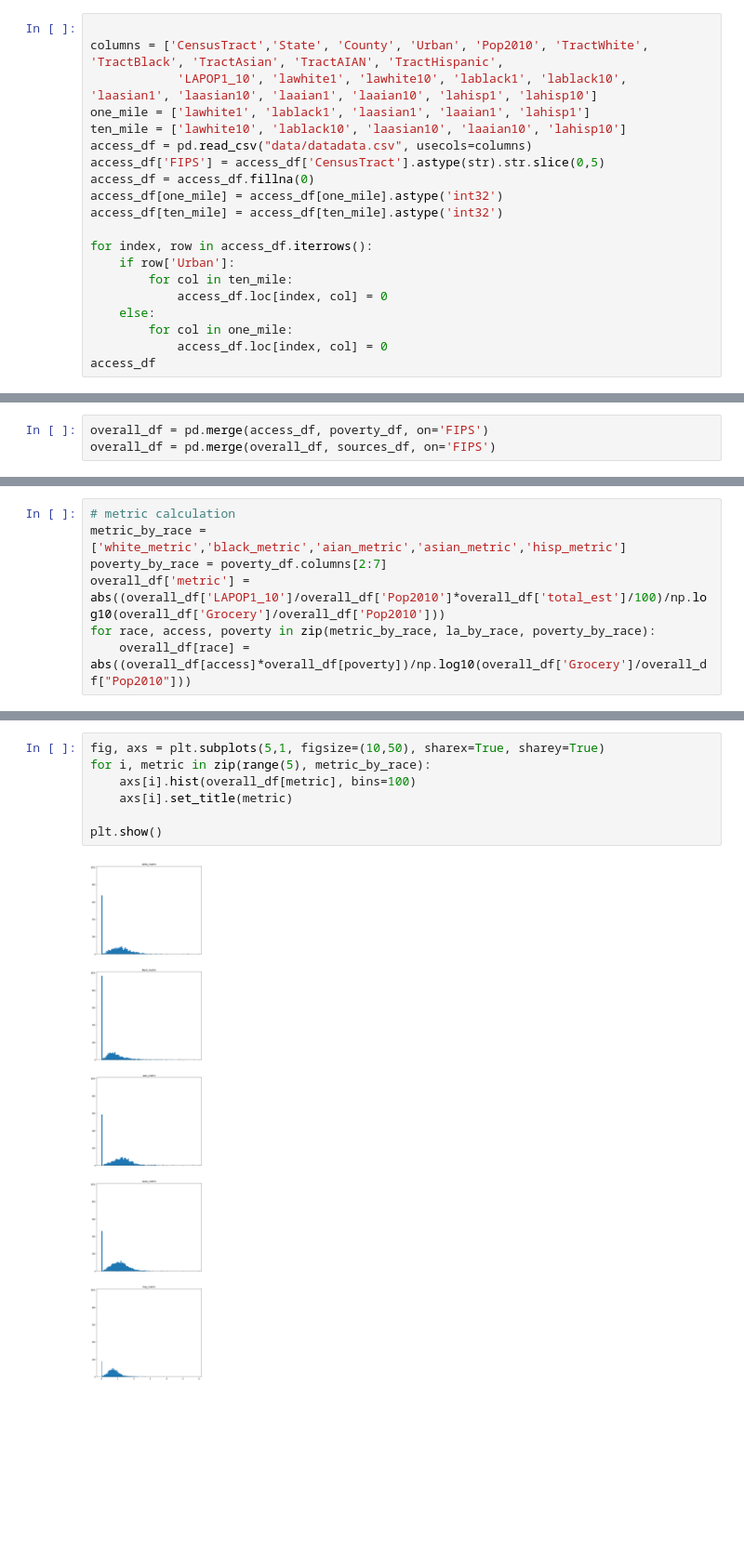
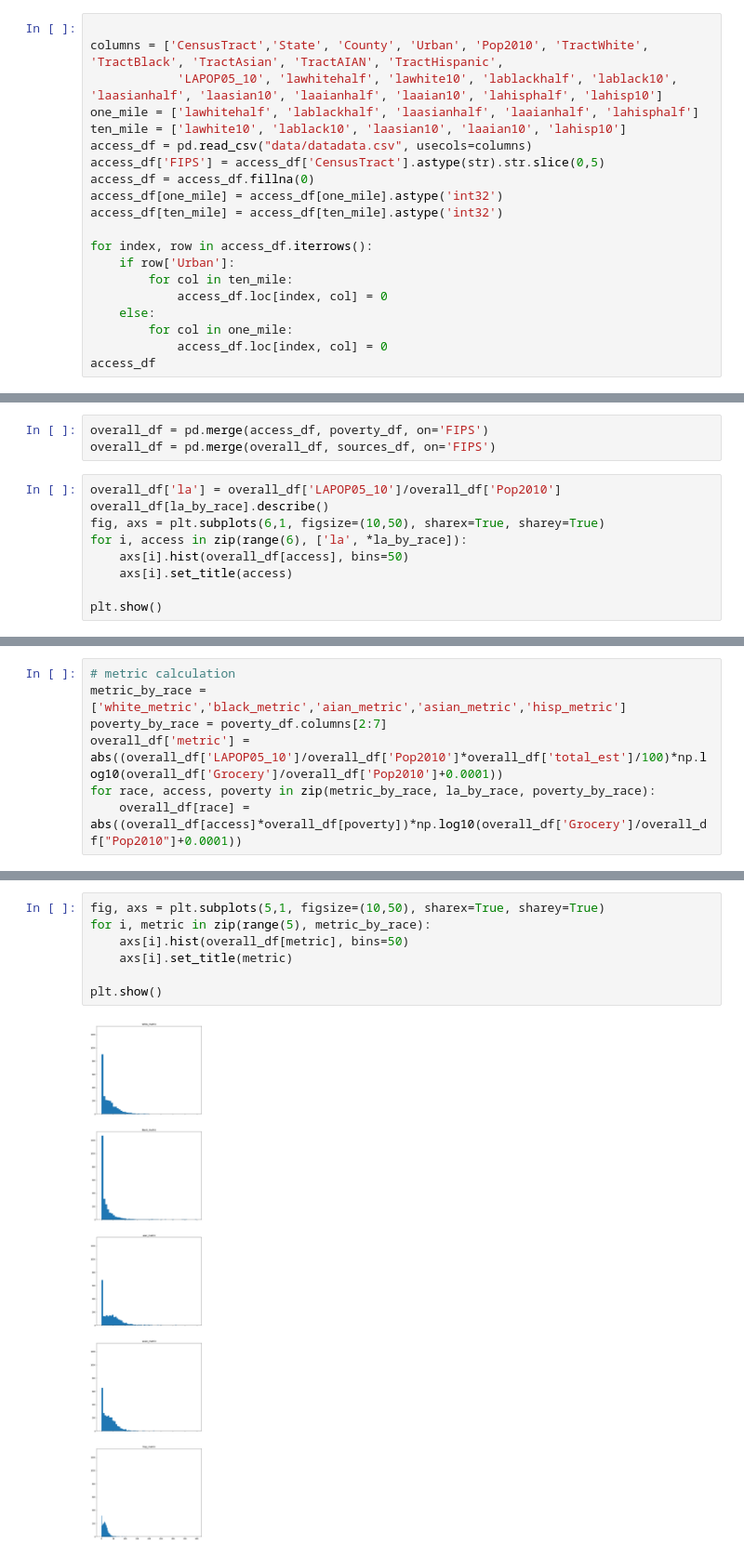
Before and after one commit to nick-knudsen/pocs-project, a Jupyter notebook: national_food_sources.ipynb, the cells around one changed output, grey strips where cells are left out. Shown at 93% size. Drawn from its saved outputs; the diff is of its cells as text; blank space fills up the shorter version.

Commit message:
modifying metric to use half mile values

```diff
--- a/national_food_sources.ipynb
+++ b/national_food_sources.ipynb
@@ -217,8 +217,8 @@ poverty_df
 # %%
 
 columns = ['CensusTract','State', 'County', 'Urban', 'Pop2010', 'TractWhite', 'TractBlack', 'TractAsian', 'TractAIAN', 'TractHispanic',
-            'LAPOP1_10', 'lawhite1', 'lawhite10', 'lablack1', 'lablack10', 'laasian1', 'laasian10', 'laaian1', 'laaian10', 'lahisp1', 'lahisp10']
-one_mile = ['lawhite1', 'lablack1', 'laasian1', 'laaian1', 'lahisp1']
+            'LAPOP05_10', 'lawhitehalf', 'lawhite10', 'lablackhalf', 'lablack10', 'laasianhalf', 'laasian10', 'laaianhalf', 'laaian10', 'lahisphalf', 'lahisp10']
+one_mile = ['lawhitehalf', 'lablackhalf', 'laasianhalf', 'laaianhalf', 'lahisphalf']
 ten_mile = ['lawhite10', 'lablack10', 'laasian10', 'laaian10', 'lahisp10']
 access_df = pd.read_csv("data/datadata.csv", usecols=columns)
 access_df['FIPS'] = access_df['CensusTract'].astype(str).str.slice(0,5)
@@ -261,3 +261,12 @@ access_df.drop(['Urban','CensusTract', *one_mile, *ten_mile], axis=1, inplace=Tr
 # %%
 overall_df = pd.merge(access_df, poverty_df, on='FIPS')
 overall_df = pd.merge(overall_df, sources_df, on='FIPS')
+# %%
+overall_df['la'] = overall_df['LAPOP05_10']/overall_df['Pop2010']
+overall_df[la_by_race].describe()
+fig, axs = plt.subplots(6,1, figsize=(10,50), sharex=True, sharey=True)
+for i, access in zip(range(6), ['la', *la_by_race]):
+    axs[i].hist(overall_df[access], bins=50)
+    axs[i].set_title(access)
+
+plt.show()
@@ -265,6 +276,6 @@ overall_df = pd.merge(overall_df, sources_df, on='FIPS')
 # metric calculation
 metric_by_race = ['white_metric','black_metric','aian_metric','asian_metric','hisp_metric']
 poverty_by_race = poverty_df.columns[2:7]
-overall_df['metric'] = abs((overall_df['LAPOP1_10']/overall_df['Pop2010']*overall_df['total_est']/100)/np.log10(overall_df['Grocery']/overall_df['Pop2010']))
+overall_df['metric'] = abs((overall_df['LAPOP05_10']/overall_df['Pop2010']*overall_df['total_est']/100)*np.log10(overall_df['Grocery']/overall_df['Pop2010']+0.0001))
 for race, access, poverty in zip(metric_by_race, la_by_race, poverty_by_race):
-    overall_df[race] = abs((overall_df[access]*overall_df[poverty])/np.log10(overall_df['Grocery']/overall_df["Pop2010"]))
+    overall_df[race] = abs((overall_df[access]*overall_df[poverty])*np.log10(overall_df['Grocery']/overall_df["Pop2010"]+0.0001))
@@ -289,9 +298,9 @@ overall_df[['metric', *metric_by_race]].describe()
 # %%
 fig, axs = plt.subplots(5,1, figsize=(10,50), sharex=True, sharey=True)
 for i, metric in zip(range(5), metric_by_race):
-    axs[i].hist(overall_df[metric], bins=100)
+    axs[i].hist(overall_df[metric], bins=50)
     axs[i].set_title(metric)
 
 plt.show()
 # %% [output]
-[figure, old version]
+[figure, new version]
```
Also changed, not shown: parts of 5 cells of this notebook, 1 other file.
